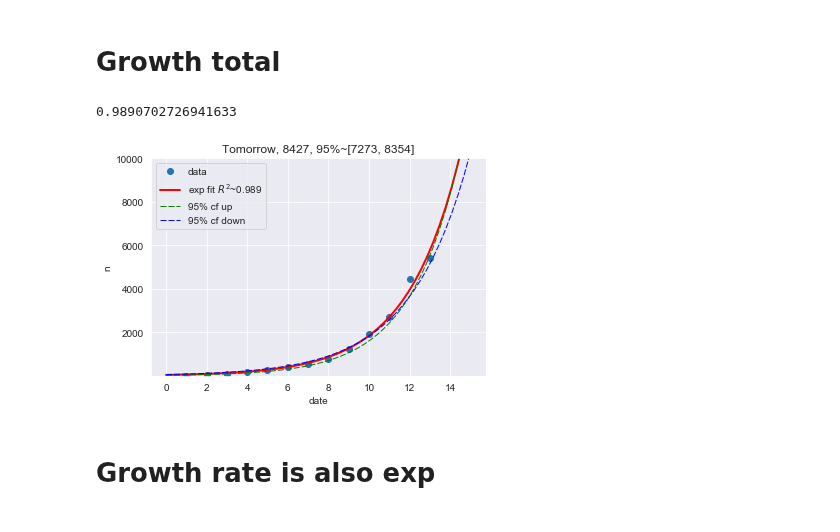
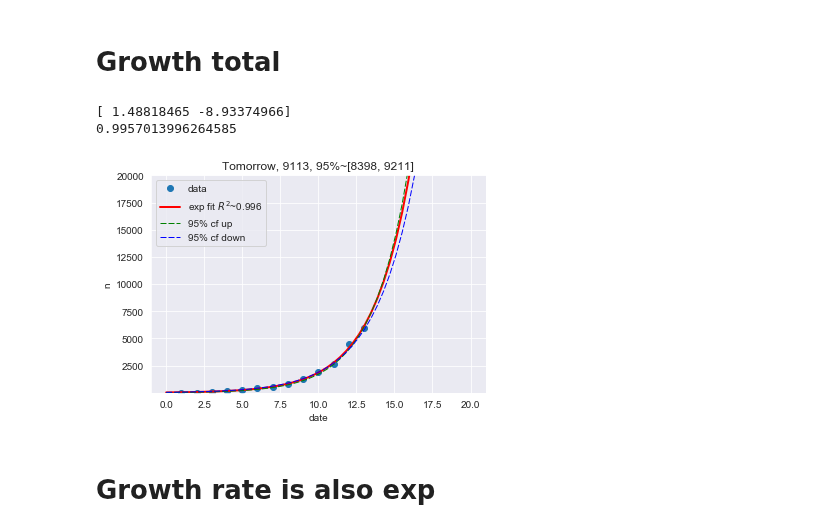
Before and after one commit to tongbaojia/vr_2020, a Jupyter notebook: Virus.ipynb, the cells around one changed output. Saved outputs shown, nothing was run; the diff lists cells and outputs as text; code cells hidden in the pictures.

Commit message:
update number and plot

```diff
--- a/Virus.ipynb
+++ b/Virus.ipynb
@@ -17,7 +17,7 @@ c = [
     688,
     769,
     1771,
-    957
+    1459
 ]
 # %%
 import matplotlib.pyplot as plt
@@ -54,38 +54,41 @@ ydata = np.array(total)
 guess = [20, 1, 50000, 0]
 
 popt, pcov = curve_fit(exp, xdata, ydata, sigma=np.sqrt(xdata))
+print(popt)
 # Standard deviation errors on the parameters.
 perr = np.sqrt(np.diag(pcov))
 popt_up = popt + nstd * perr
 popt_down = popt - nstd * perr
 # print(popt_up, popt_down)
-residuals = ydata- exp(xdata, *popt)
+residuals = ydata - exp(xdata, *popt)
 ss_res = np.sum(residuals**2)
 ss_tot = np.sum((ydata-np.mean(ydata))**2)
 r_squared = 1 - (ss_res / ss_tot)
 print(r_squared)
 
-x = np.linspace(0, 15, 50)
+x = np.linspace(0, 20, 50)
 y = exp(x, *popt)
 tmr = len(xdata) + 1
 pred = int(exp(tmr, *popt))
 pred_up = int(exp(tmr, *popt_up))
 pred_down = int(exp(tmr, *popt_down))
 
 plt.plot(xdata, ydata, 'o', markersize=6., label='data')
 plt.plot(x, y, label=r'exp fit $R^2$~{}'.format(round(r_squared, 3)), c='r', lw=2.)
 plt.plot(x, exp(x, *popt_up), c='g', dashes=[6, 2], lw=1., label='95% cf up')
 plt.plot(x, exp(x, *popt_down), c='b', dashes=[6, 2], lw=1., label='95% cf down')
 plt.xlabel('date')
 plt.ylabel('n')
-plt.ylim(1, 1E4)
+plt.ylim(1, 2E4)
+# plt.yscale('log')
 plt.legend(loc='best')
 plt.title("Tomorrow, {}, 95%~[{}, {}]".format(pred, pred_down, pred_up))
 plt.savefig('Plots/1_29_2020.png', dpi=300)
 plt.show()
 # %% [output]
-0.9890702726941633
+[ 1.48818465 -8.93374966]
+0.9957013996264585
-[figure, old version]
+[figure, new version]
 # %% [markdown]
 # Growth rate is also exp
 # %%
```
Also changed, not shown: 1 other file.
